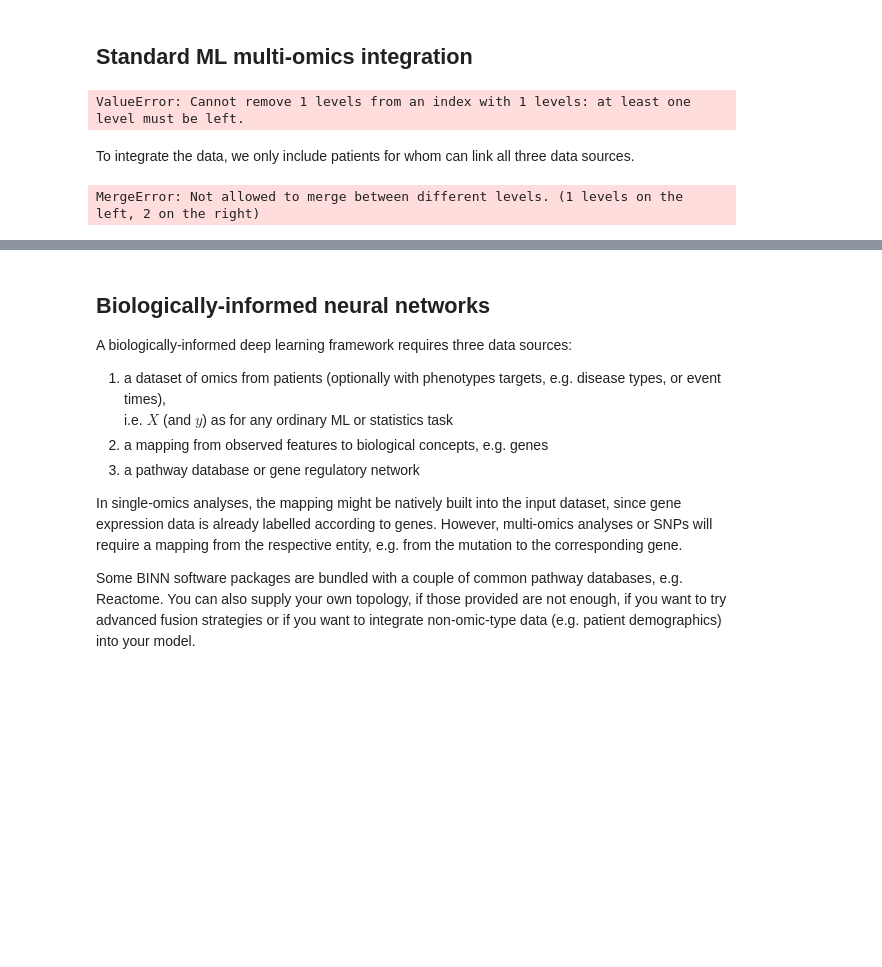
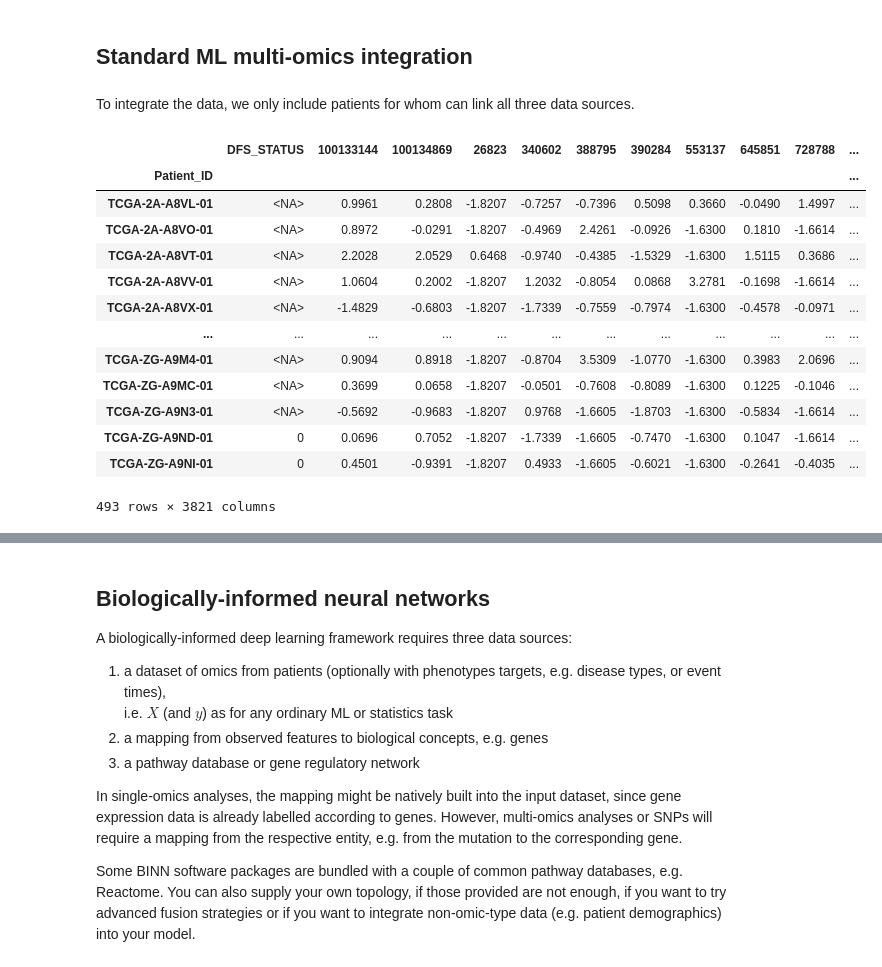
Before and after one commit to datasciapps/trifels2025, a Jupyter notebook: binn.ipynb, the cells around one changed output, grey strips where cells are left out. Cells and saved outputs as stored; diff of their text form; code cells hidden in the pictures; blank space fills up the shorter version.

```diff
--- a/binn.ipynb
+++ b/binn.ipynb
@@ -156,7 +156,7 @@ def preprocess_data(df):
   df = df.dropna(axis=1)
   return df
 
-preprocess_data(mrna)
+mrna = preprocess_data(mrna)
 mrna
 # %% [output]
 | Hugo_Symbol | <NA> |  | UBE2Q2P2 | HMGB1P1 | <NA> |  | RNU12-2P | EZHIP | EFCAB8 | ... |
@@ -231,13 +197,24 @@ We can throw away various features we are not interested in, for example genes t
 # %% [markdown]
 ## Standard ML multi-omics integration
-# %%
-mrna.columns = mrna.columns.droplevel(0)
-mrna
-# %% [output]
-ValueError: Cannot remove 1 levels from an index with 1 levels: at least one level must be left.
 # %% [markdown]
 To integrate the data, we only include patients for whom can link all three data sources.
-# %%
-merged_data = clinical.join(mrna, how = 'inner')
-# %% [output]
-MergeError: Not allowed to merge between different levels. (1 levels on the left, 2 on the right)
+# %%
+mrna2 = mrna.copy()
+mrna2.columns = mrna2.columns.droplevel(0)
+merged_data = clinical[['DFS_STATUS']].join(mrna2, how = 'inner')
+merged_data
+# %% [output]
+|  | DFS_STATUS | 100133144 | 100134869 | 26823 | 340602 | 388795 | 390284 | 553137 | 645851 | 728788 | ... |
+| Patient_ID |  |  |  |  |  |  |  |  |  |  | ... |
+| TCGA-2A-A8VL-01 | <NA> | 0.9961 | 0.2808 | -1.8207 | -0.7257 | -0.7396 | 0.5098 | 0.3660 | -0.0490 | 1.4997 | ... |
+| TCGA-2A-A8VO-01 | <NA> | 0.8972 | -0.0291 | -1.8207 | -0.4969 | 2.4261 | -0.0926 | -1.6300 | 0.1810 | -1.6614 | ... |
+| TCGA-2A-A8VT-01 | <NA> | 2.2028 | 2.0529 | 0.6468 | -0.9740 | -0.4385 | -1.5329 | -1.6300 | 1.5115 | 0.3686 | ... |
+| TCGA-2A-A8VV-01 | <NA> | 1.0604 | 0.2002 | -1.8207 | 1.2032 | -0.8054 | 0.0868 | 3.2781 | -0.1698 | -1.6614 | ... |
+| TCGA-2A-A8VX-01 | <NA> | -1.4829 | -0.6803 | -1.8207 | -1.7339 | -0.7559 | -0.7974 | -1.6300 | -0.4578 | -0.0971 | ... |
+| ... | ... | ... | ... | ... | ... | ... | ... | ... | ... | ... | ... |
+| TCGA-ZG-A9M4-01 | <NA> | 0.9094 | 0.8918 | -1.8207 | -0.8704 | 3.5309 | -1.0770 | -1.6300 | 0.3983 | 2.0696 | ... |
+| TCGA-ZG-A9MC-01 | <NA> | 0.3699 | 0.0658 | -1.8207 | -0.0501 | -0.7608 | -0.8089 | -1.6300 | 0.1225 | -0.1046 | ... |
+| TCGA-ZG-A9N3-01 | <NA> | -0.5692 | -0.9683 | -1.8207 | 0.9768 | -1.6605 | -1.8703 | -1.6300 | -0.5834 | -1.6614 | ... |
+| TCGA-ZG-A9ND-01 | 0 | 0.0696 | 0.7052 | -1.8207 | -1.7339 | -1.6605 | -0.7470 | -1.6300 | 0.1047 | -1.6614 | ... |
+| TCGA-ZG-A9NI-01 | 0 | 0.4501 | -0.9391 | -1.8207 | 0.4933 | -1.6605 | -0.6021 | -1.6300 | -0.2641 | -0.4035 | ... |
+493 rows × 3821 columns
```
Also changed, not shown: parts of 13 cells of this notebook.
